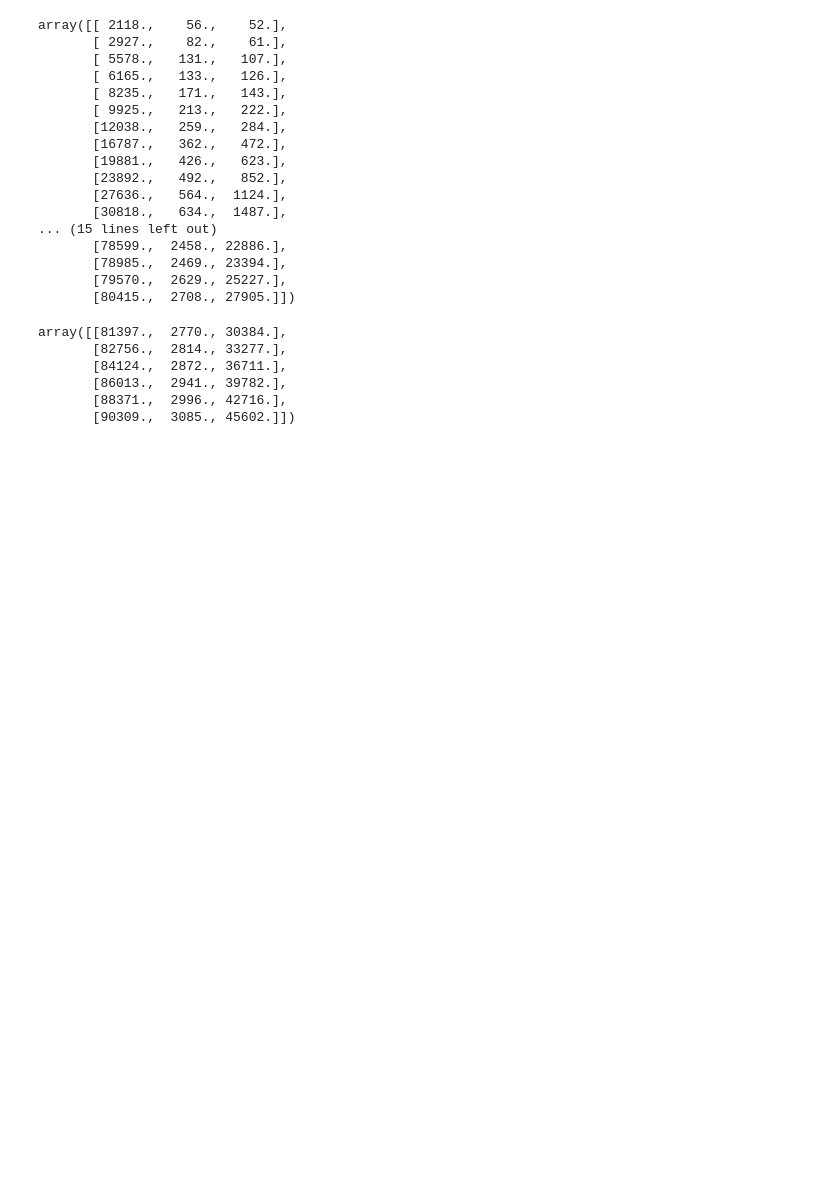
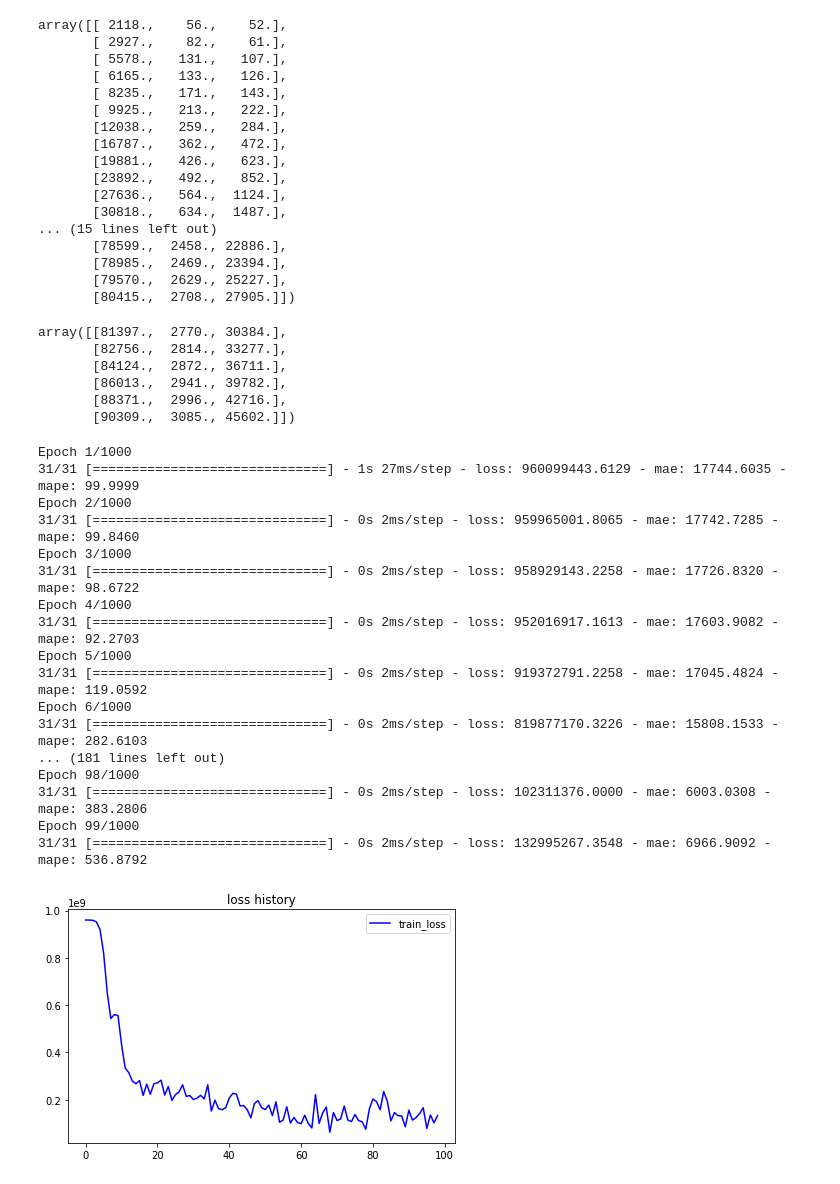
Before and after one commit to gbjung759/CoronavirusDisease2019, a Jupyter notebook: predict_coronavirus_spread.ipynb, the cells around one changed output. Saved outputs shown, nothing was run; the diff lists cells and outputs as text; code cells hidden in the pictures; blank space fills up the shorter version.

```diff
--- a/predict_coronavirus_spread.ipynb
+++ b/predict_coronavirus_spread.ipynb
@@ -215,14 +248,11 @@ pdm_reg = PandemicRegressor(window_size=WINDOW_SIZE, batch_size=1, n_feature=3)
 # %%
-"""
-Predict the global spread of coronavirus
-"""
 %matplotlib inline
 from sklearn.model_selection import train_test_split
 import matplotlib.pyplot as plt
 
 def show_train_hist(hist):
     plt.plot(hist.history['loss'], 'b-', label='train_loss')
-    plt.plot(hist.history['val_loss'], 'r', label='val_loss')
+    # plt.plot(hist.history['val_loss'], 'r', label='val_loss')
     plt.title("loss history")
     plt.legend()
     plt.tight_layout()
@@ -381,3 +411,35 @@ array([[81397.,  2770., 30384.],
        [86013.,  2941., 39782.],
        [88371.,  2996., 42716.],
        [90309.,  3085., 45602.]])
+# %%
+"""
+Predict the global spread of coronavirus with LSTM modle
+"""
+
+pdm_reg = PandemicRegressor(window_size=WINDOW_SIZE, batch_size=8, n_feature=3, model_name='world_pdm_reg', stateful=False)
+
+hist = pdm_reg.fit(X_train=X_train,
+                   y_train=y_train,
+                   X_val=X_test,
+                   y_val=y_test,
+                   epochs=1000)
+show_train_hist(hist)
+# %% [output]
+Epoch 1/1000
+31/31 [==============================] - 1s 27ms/step - loss: 960099443.6129 - mae: 17744.6035 - mape: 99.9999
+Epoch 2/1000
+31/31 [==============================] - 0s 2ms/step - loss: 959965001.8065 - mae: 17742.7285 - mape: 99.8460
+Epoch 3/1000
+31/31 [==============================] - 0s 2ms/step - loss: 958929143.2258 - mae: 17726.8320 - mape: 98.6722
+Epoch 4/1000
+31/31 [==============================] - 0s 2ms/step - loss: 952016917.1613 - mae: 17603.9082 - mape: 92.2703
+Epoch 5/1000
+31/31 [==============================] - 0s 2ms/step - loss: 919372791.2258 - mae: 17045.4824 - mape: 119.0592
+Epoch 6/1000
+31/31 [==============================] - 0s 2ms/step - loss: 819877170.3226 - mae: 15808.1533 - mape: 282.6103
+... (181 lines left out)
+Epoch 98/1000
+31/31 [==============================] - 0s 2ms/step - loss: 102311376.0000 - mae: 6003.0308 - mape: 383.2806
+Epoch 99/1000
+31/31 [==============================] - 0s 2ms/step - loss: 132995267.3548 - mae: 6966.9092 - mape: 536.8792
+[figure, added]
```
Also changed, not shown: parts of 14 cells of this notebook.
